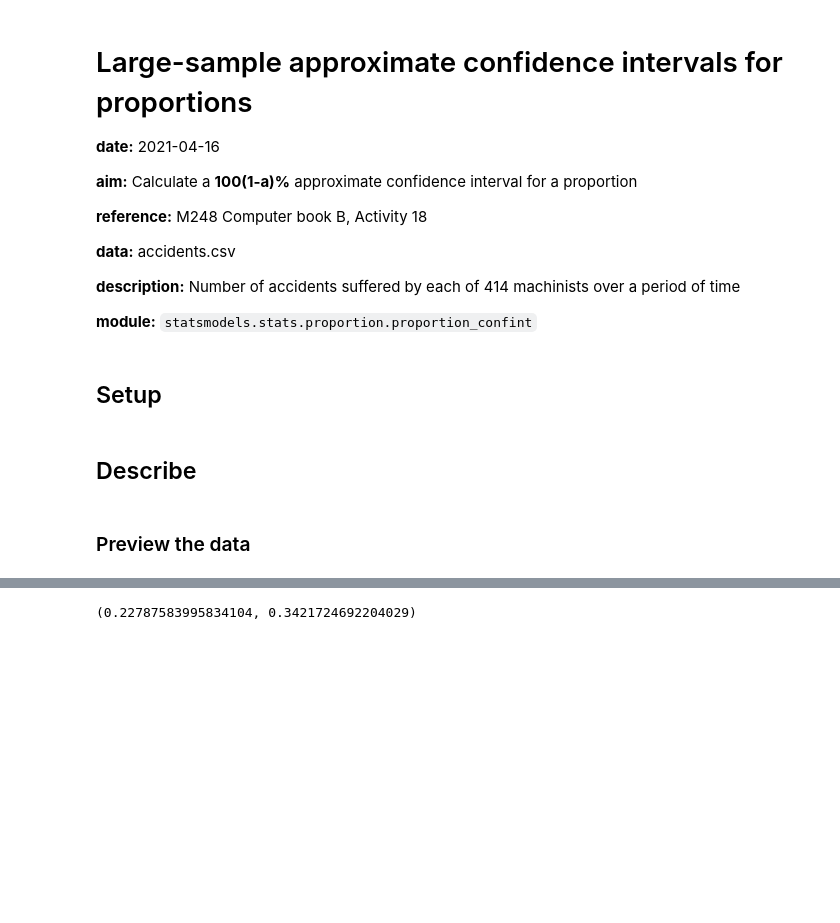
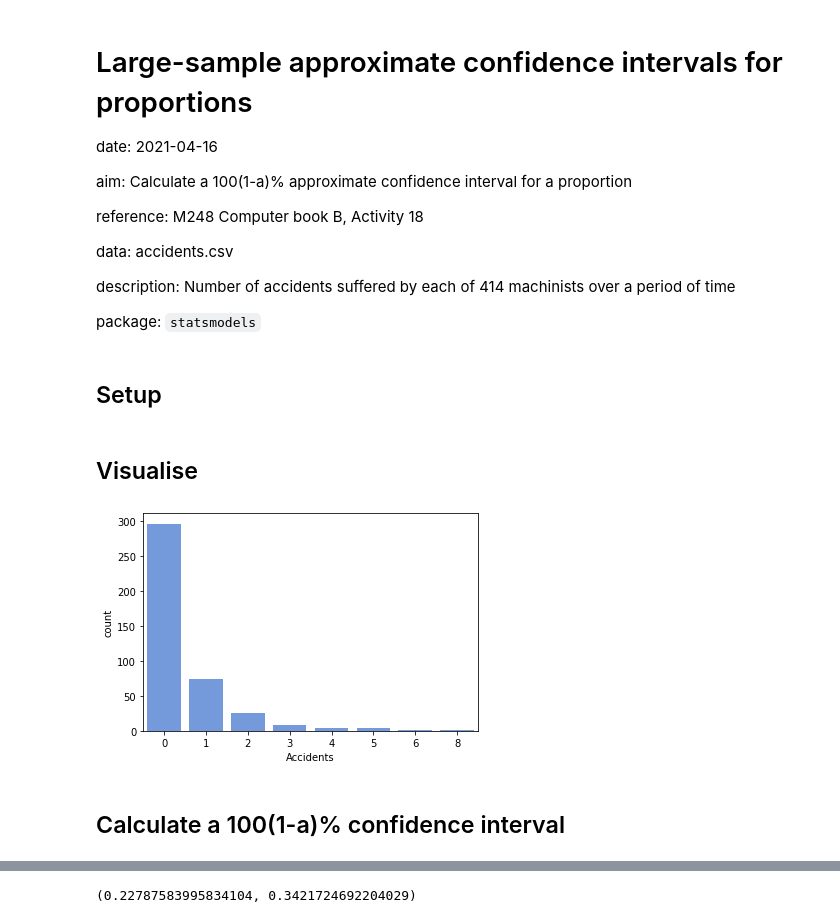
Before and after one commit to ljk233/AutomatingM248, a Jupyter notebook: notebooks-py/b-03-z-interval-props.ipynb, the cells around one changed output, grey strips where cells are left out. Saved outputs shown, nothing was run; the diff lists cells and outputs as text; code cells hidden in the pictures; blank space fills up the shorter version.

```diff
--- a/notebooks-py/b-03-z-interval-props.ipynb
+++ b/notebooks-py/b-03-z-interval-props.ipynb
@@ -1,17 +1,19 @@
 # %% [markdown]
 # Large-sample approximate confidence intervals for proportions
 
-**date:** 2021-04-16
+date: 2021-04-16
 
-**aim:** Calculate a **100(1-a)%** approximate confidence interval for a proportion
+aim: Calculate a 100(1-a)% approximate confidence interval for a
+proportion
 
-**reference:** M248 Computer book B, Activity 18
+reference: M248 Computer book B, Activity 18
 
-**data:** accidents.csv
+data: accidents.csv
 
-**description:** Number of accidents suffered by each of 414 machinists over a period of time
+description: Number of accidents suffered by each of 414 machinists
+over a period of time
 
-**module:** `statsmodels.stats.proportion.proportion_confint`
+package: `statsmodels`
 # %% [markdown]
 ## Setup
 # %%
@@ -24,11 +28,19 @@ import matplotlib.pyplot as plt
 accidents = load.accidents()
+# %% [markdown]
+## Visualise
+# %%
+sns.countplot(
+    data=accidents,
+    x="Accidents",
+    color="cornflowerblue")
+plt.show()
+# %% [output]
+[figure, added]
+# %% [markdown]
+## Calculate a 100(1-a)% confidence interval
 # %%
 # count number of entries where accidents != 0
 x = accidents.query('Accidents != 0').count()[0]
 # %%
 # count the number of rows in totals
 n = accidents["Accidents"].size
-# %% [markdown]
-## Describe
-# %% [markdown]
-### Preview the data
```
Also changed, not shown: parts of 10 cells of this notebook, 12 other files.
